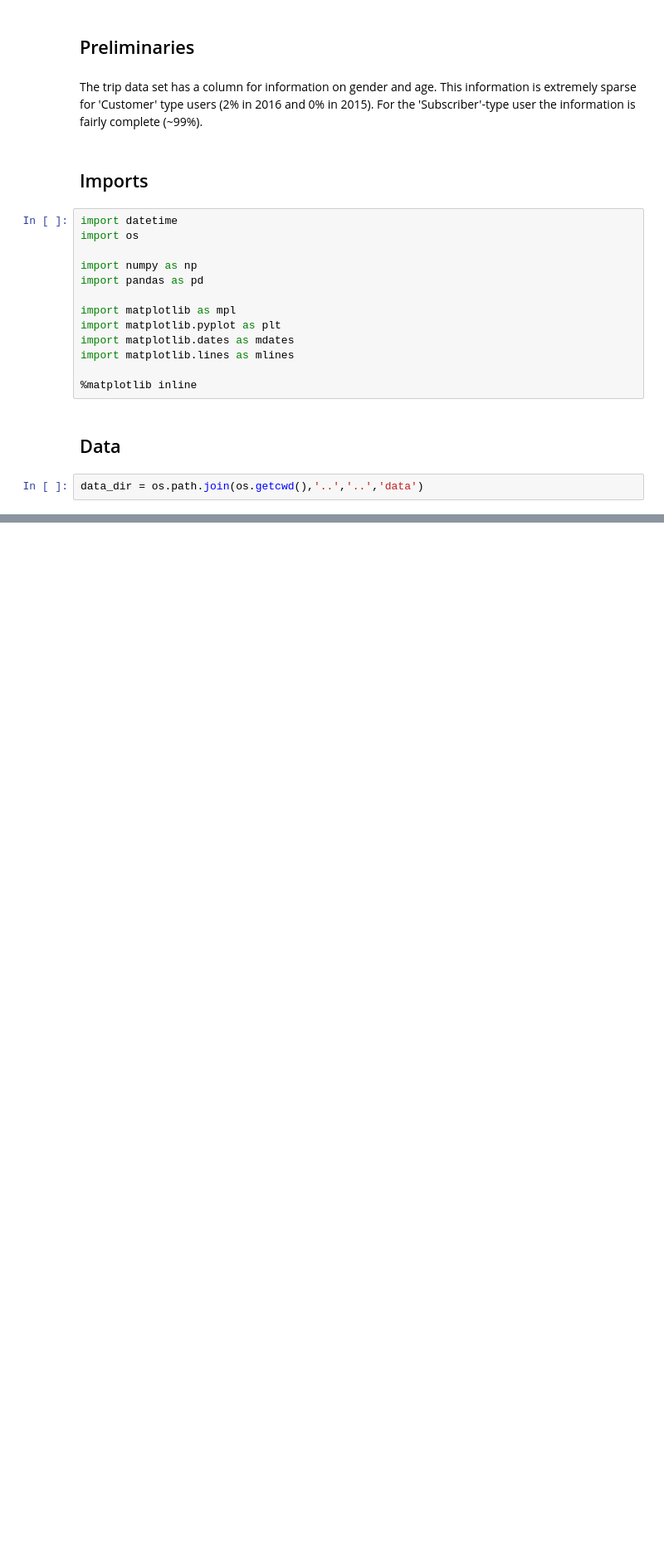
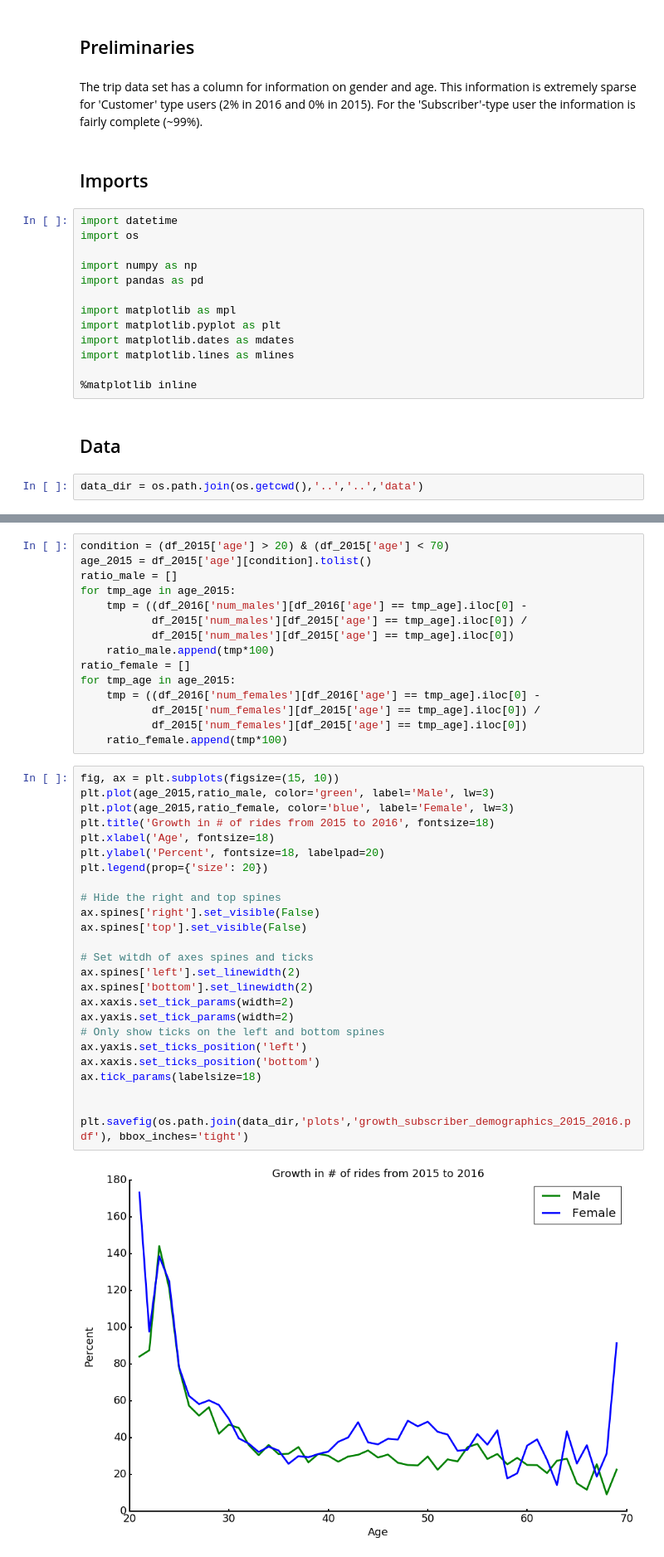
Before and after one commit to cleipski/Citibike, a Jupyter notebook: citibike_05.ipynb, the cells around one changed output, grey strips where cells are left out. Shown: that part at 83% size. Cells and saved outputs as stored; diff of their text form; blank space fills up the shorter version.

```diff
--- a/citibike_05.ipynb
+++ b/citibike_05.ipynb
@@ -27,0 +100,42 @@ data_dir = os.path.join(os.getcwd(),'..','..','data')
+# %%
+condition = (df_2015['age'] > 20) & (df_2015['age'] < 70)
+age_2015 = df_2015['age'][condition].tolist()
+ratio_male = []
+for tmp_age in age_2015:
+    tmp = ((df_2016['num_males'][df_2016['age'] == tmp_age].iloc[0] -
+           df_2015['num_males'][df_2015['age'] == tmp_age].iloc[0]) /
+           df_2015['num_males'][df_2015['age'] == tmp_age].iloc[0])
+    ratio_male.append(tmp*100)
+ratio_female = []
+for tmp_age in age_2015:
+    tmp = ((df_2016['num_females'][df_2016['age'] == tmp_age].iloc[0] -
+           df_2015['num_females'][df_2015['age'] == tmp_age].iloc[0]) /
+           df_2015['num_females'][df_2015['age'] == tmp_age].iloc[0])
+    ratio_female.append(tmp*100)
+# %%
+fig, ax = plt.subplots(figsize=(15, 10))
+plt.plot(age_2015,ratio_male, color='green', label='Male', lw=3)
+plt.plot(age_2015,ratio_female, color='blue', label='Female', lw=3)
+plt.title('Growth in # of rides from 2015 to 2016', fontsize=18)
+plt.xlabel('Age', fontsize=18)
+plt.ylabel('Percent', fontsize=18, labelpad=20)
+plt.legend(prop={'size': 20})
+
+# Hide the right and top spines
+ax.spines['right'].set_visible(False)
+ax.spines['top'].set_visible(False)
+
+# Set witdh of axes spines and ticks
+ax.spines['left'].set_linewidth(2)
+ax.spines['bottom'].set_linewidth(2)
+ax.xaxis.set_tick_params(width=2)
+ax.yaxis.set_tick_params(width=2)
+# Only show ticks on the left and bottom spines
+ax.yaxis.set_ticks_position('left')
+ax.xaxis.set_ticks_position('bottom')
+ax.tick_params(labelsize=18)
+
+
+plt.savefig(os.path.join(data_dir,'plots','growth_subscriber_demographics_2015_2016.pdf'), bbox_inches='tight')
+# %% [output]
+[figure, added]
```
Also changed, not shown: parts of 7 cells of this notebook.
